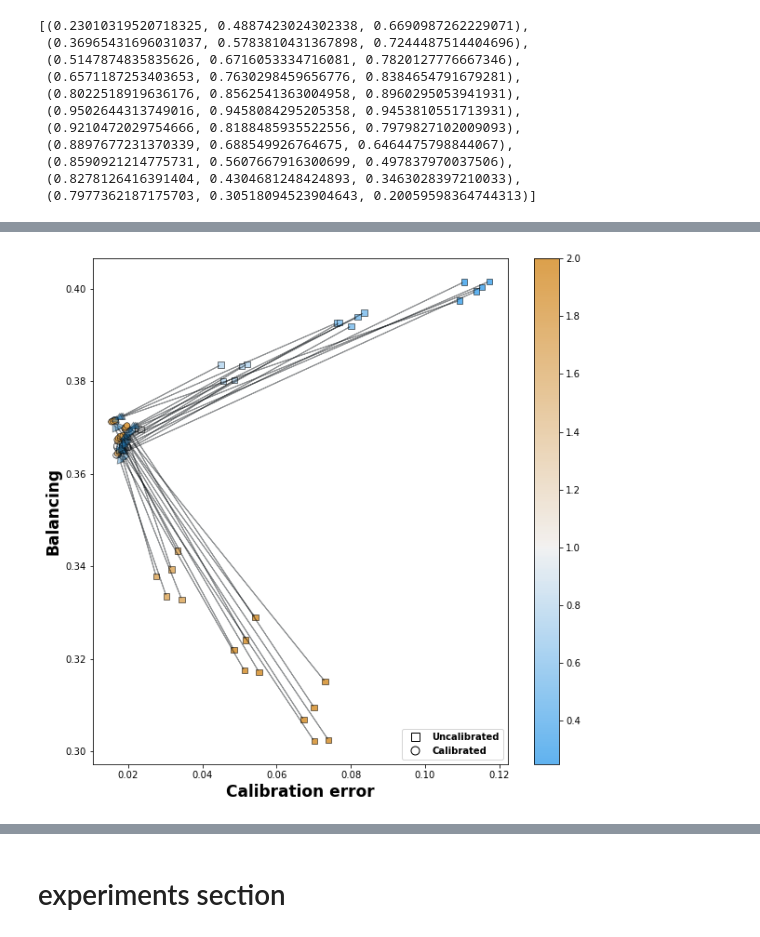
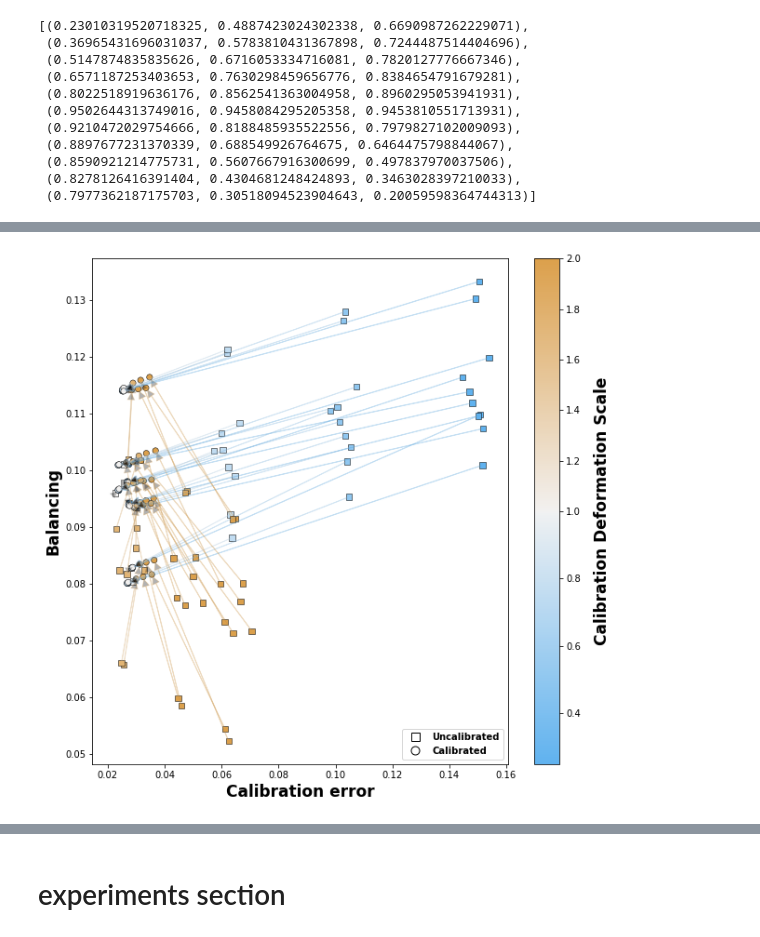
Before and after one commit to RomGutman/propensity_calibration, a Jupyter notebook: prop_simulation.ipynb, the cells around one changed output, grey strips where cells are left out. Drawn from its saved outputs; the diff is of its cells as text; code cells hidden in the pictures.

```diff
--- a/prop_simulation.ipynb
+++ b/prop_simulation.ipynb
@@ -262 +309,19 @@ calib_df
+# %%
+amount_of_vars = 4
+intercept = 0
+mean = 0
+std = 3
+n = 10000
+p_x = 'normal'
+
+noise_mean = 0
+noise_std = 1
+
+coef = np.array([-0.1, .05, .2, -.05])
+y_coef = np.array([5, 1.2, 3.6, 1.2, 1.2, 1])
+t_noise_mean = 0
+t_noise_std = .5
+
+outcome_noise_mean = 0
+outcome_noise_std = .5
 # %%
@@ -302,0 +350,7 @@ model_experiments = {
+# %%
+cur_dir = os.path.abspath(os.getcwd())
+
+outputs_dir = os.path.join(cur_dir, "outputs")
+run_name = 'sim_nest_norm3_noises_t05_o05'
+
+cur_run_dir = os.path.join(outputs_dir, run_name)
@@ -345,3 +407,9 @@ calib_df
+# %%
+calib_df = pd.read_csv(os.path.join(cur_run_dir, os.pardir, "simulation_df.csv"), index_col=[0])
+calib_df['ATE_error'] = (calib_df['ATE'] - y_coef[0]).pipe(lambda x: np.sqrt(x ** 2))
+calib_df['ATE_error_l1'] = (calib_df['ATE'] - y_coef[0]).pipe(lambda x: np.abs(x))
+# cur_run_dir = os.path.join(cur_run_dir, "outputs")
+# calib_df
 # %%
 cm = sns.diverging_palette(240, 50, s=80, l=70,
                            n=calib_df['scale'].nunique(),
@@ -420,7 +584,5 @@ scaled_expit_3                                21.0
 scaled_expit_3_calibrated                     22.0
 Name: scale, dtype: float64
 # %%
-# [cm[i] for i in range(cm)]
-
-# np.dot(cm(-np.inf), 256)
-calib_df[model_rows]
+model_rows = pd.to_numeric(calib_df['scale'], errors='coerce').isna()
+rel_models = calib_df[model_rows].copy()#.query('scale in ["lr_model", "GBT_cv_model", "rf_cv_model"]').copy()
@@ -589,8 +789,10 @@ plt.savefig('simulation_balancing_ate.jpg', dpi=400)
 # %%
-plot_comp_simulation_plot(temp_scale_df.loc[:4].query('scale in [0.25, 0.5, 0.75, 1, 1.5, 1.75, 2]'), cm=cm, y_metric='Balancing', y_label='Balancing')
-plt.savefig('simulation_balancing_calibration.jpg', dpi=400)
+utils.plot_comp_simulation_plot(temp_scale_df.query('scale in [0.25, 0.5, 0.75, 1, 1.5, 1.75, 2]'),
+                                cm=cm, y_metric='Balancing', y_label='Balancing', color_edges=True)
+plt.savefig(os.path.join(cur_run_dir,'simulation_balancing_calibration.jpg'), dpi=400)
+# plt.savefig(os.path.join(cur_run_dir,'simulation_deformed_as_frame.jpg'), dpi=400)
 # %% [output]
-[figure, old version]
+[figure, new version]
 # %%
 calib_df.to_csv('new_simulation.csv')
 # %%
```
Also changed, not shown: parts of 83 cells of this notebook, 5 other files.
